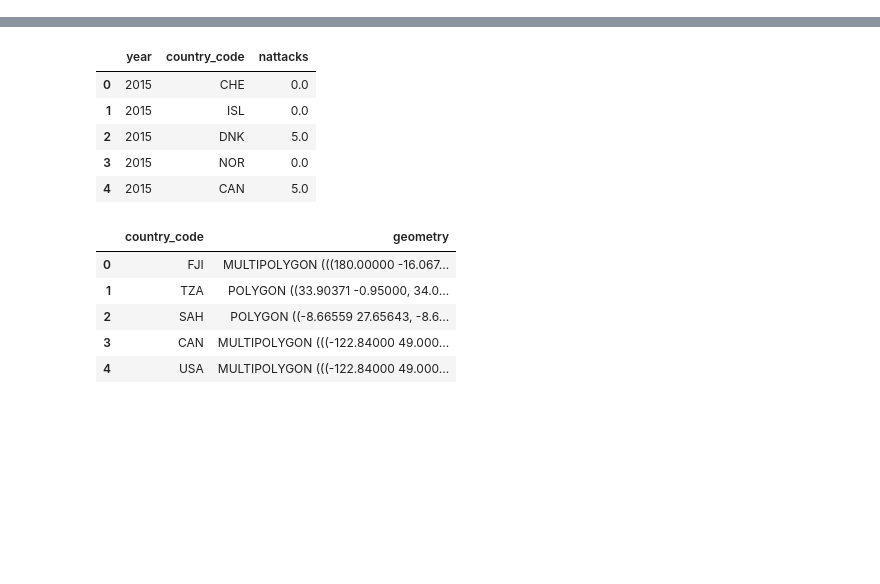
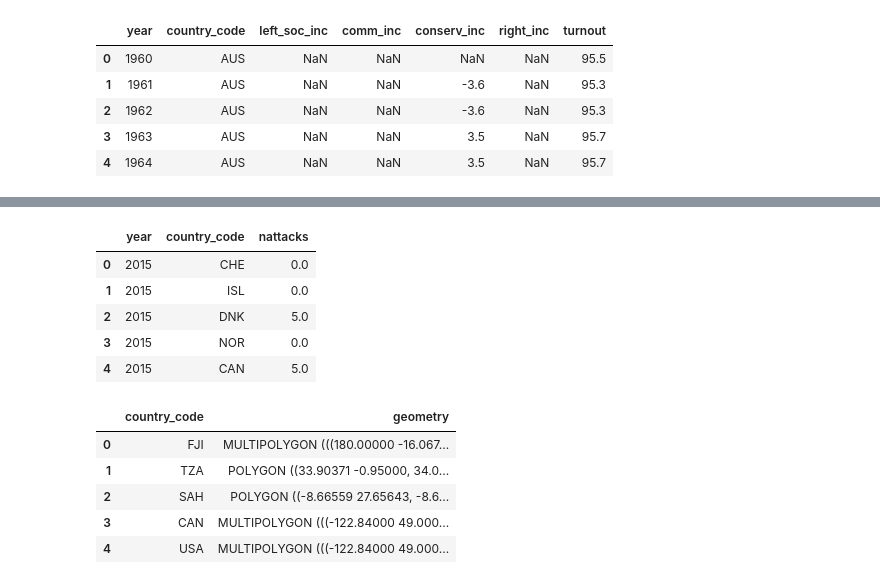
Before and after one commit to CharlesCoster/ada-project-terrorism-impact, a Jupyter notebook: part4.ipynb, the cells around one changed output, grey strips where cells are left out. Cells and saved outputs as stored; diff of their text form; code cells hidden in the pictures; blank space fills up the shorter version.

```diff
--- a/part4.ipynb
+++ b/part4.ipynb
@@ -5,2 +65,11 @@
+# %%
+politic.head()
+# %% [output]
+|  | year | country_code | left_soc_inc | comm_inc | conserv_inc | right_inc | turnout |
+| 0 | 1960 | AUS | NaN | NaN | NaN | NaN | 95.5 |
+| 1 | 1961 | AUS | NaN | NaN | -3.6 | NaN | 95.3 |
+| 2 | 1962 | AUS | NaN | NaN | -3.6 | NaN | 95.3 |
+| 3 | 1963 | AUS | NaN | NaN | 3.5 | NaN | 95.7 |
+| 4 | 1964 | AUS | NaN | NaN | 3.5 | NaN | 95.7 |
 # %%
 from functools import reduce
```
Also changed, not shown: parts of 11 cells of this notebook.
